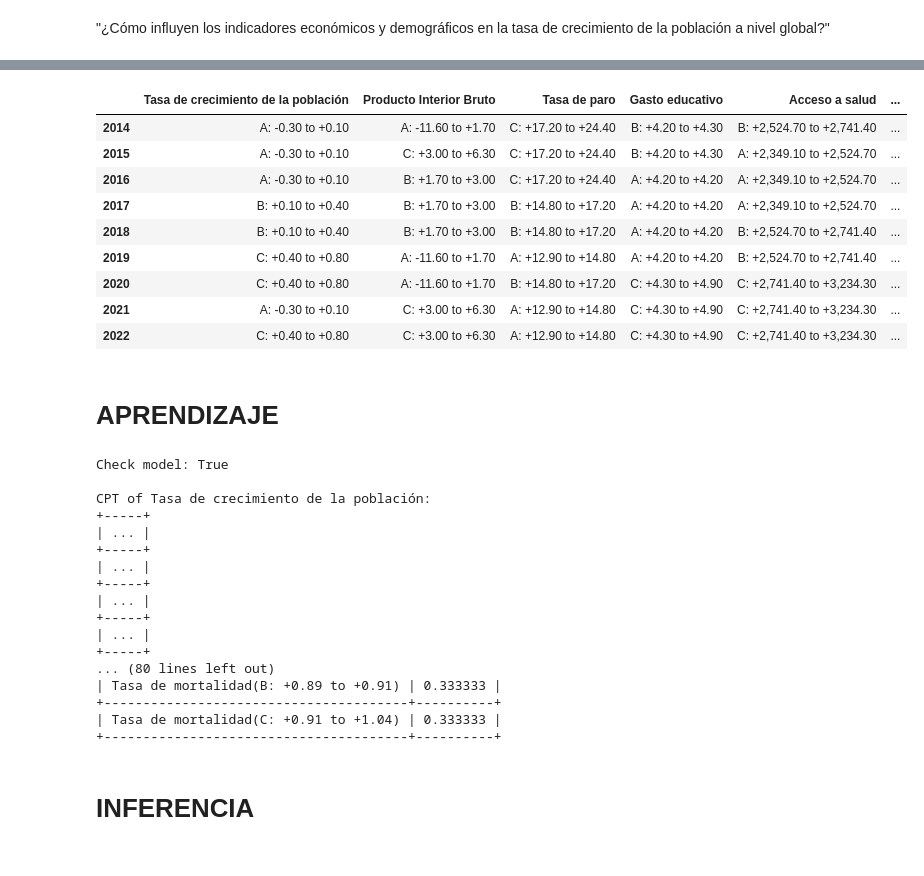
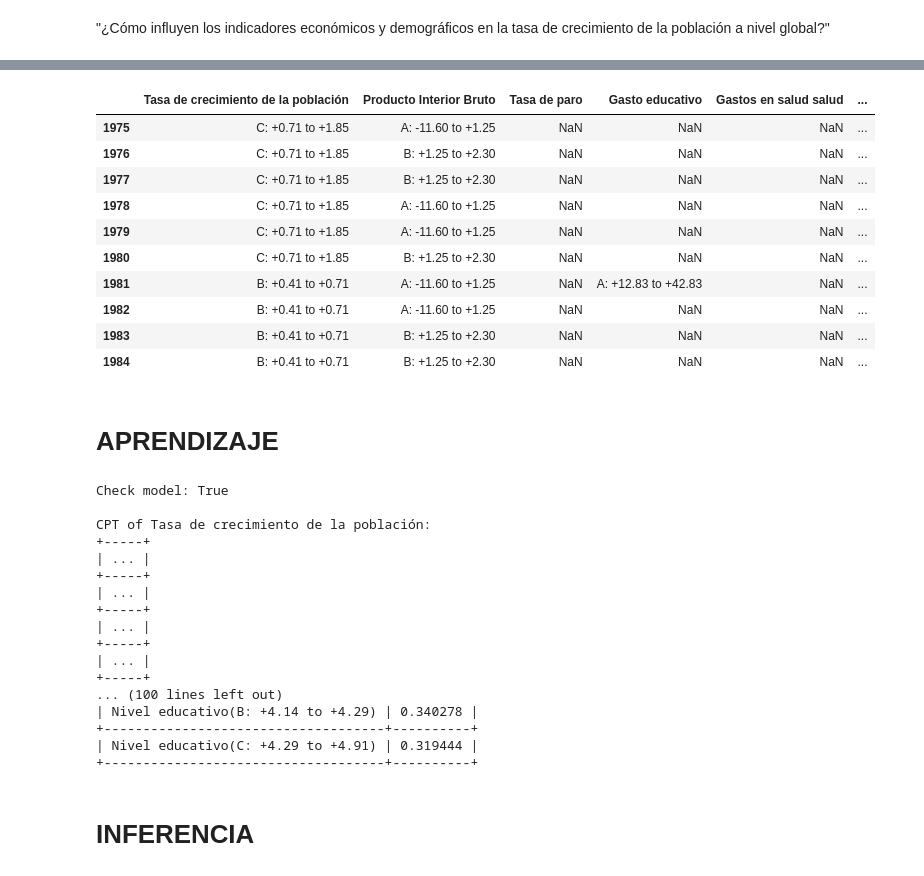
Before and after one commit to luchersol/Redes-Bayesianas, a Jupyter notebook: Redes_Bayesianas.ipynb, the cells around one changed output, grey strips where cells are left out. Cells and saved outputs as stored; diff of their text form; code cells hidden in the pictures.

```diff
--- a/Redes_Bayesianas.ipynb
+++ b/Redes_Bayesianas.ipynb
@@ -24,7 +24,7 @@ PIB = "Producto Interior Bruto"            #GDP             # NY.GDP.PCAP.KD.ZG
 GASTO_EDUCATIVO = "Gasto educativo"                         # SE.XPD.TOTL.GD.ZS
 ACCESO_SALUD = "Gastos en salud salud"                      # SH.XPD.CHEX.PC.CD
 RT_FERTILIDAD = "Tasa de fertilidad"                        # SP.DYN.TFRT.IN
-RT_MORTALIDAD = "Tasa de mortalidad"                        #
+RT_MORTALIDAD = "Tasa de mortalidad"
 MIGRACION_NETA = "Migracion neta"                           # SM.POP.NETM
 RT_CRECIMIENTO = "Tasa de crecimiento de la población"      # SP.POP.GROW
 
@@ -33,8 +33,8 @@ model = BayesianNetwork()
 
 # Añadimos todos los nodos
 nodes = [
-    #LV_EDU, MIGRACION_NETA,
-    RT_CRECIMIENTO, PIB, RT_PARO, GASTO_EDUCATIVO, ACCESO_SALUD, PNB, LV_URB, RT_FERTILIDAD, RT_MORTALIDAD]
+    RT_CRECIMIENTO, PIB, RT_PARO, GASTO_EDUCATIVO, ACCESO_SALUD, PNB, LV_URB, RT_FERTILIDAD, RT_MORTALIDAD,
+    MIGRACION_NETA, LV_EDU]
 
 model.add_nodes_from(nodes)
 
@@ -56,7 +56,7 @@ model.add_edge(PIB, GASTO_EDUCATIVO)
 model.add_edges_from(edges_RT_FERTILIDAD)
 model.add_edges_from(edges_RT_CRECIMIENTO)
 # %%
-years = {"min" : 2014, "max" : 2022}
+years = {"min" : 1975, "max" : 2022}
 df_raw = read_csv("./csv/data.csv", delimiter=';')
 
 df_raw_growth = DataFrame(df_raw[:])
@@ -73,5 +74,5 @@ There are 9 indicators in the dataframe.
 # %%
 df_growth = df_raw_growth.transpose().iloc[1:]
-df_growth.columns = nodes[0:9]
+df_growth.columns = nodes
 df_growth
 # %% [output]
@@ -97,45 +105,47 @@ def relabel(v, boundaries):
     elif v >= boundaries[1][0] and v <= boundaries[1][1]:
         return boundary_str(boundaries[1][0], boundaries[1][1], tier='B')
     elif v >= boundaries[2][0] and v <= boundaries[2][1]:
         return boundary_str(boundaries[2][0], boundaries[2][1], tier='C')
     else:
         return np.nan
 
 def get_boundaries(tiers):
     prev_tier = tiers[0]
     boundaries = [(prev_tier[0], prev_tier[prev_tier.shape[0] - 1])]
     for index, tier in enumerate(tiers):
         if index != 0:
             boundaries.append((prev_tier[prev_tier.shape[0] - 1], tier[tier.shape[0] - 1]))
             prev_tier = tier
     return boundaries
 
 new_columns = {}
 
 for i, content in enumerate(df_growth.items()):
     (label, series) = content
-    values = np.sort(np.array([x for x in series.tolist() if not np.isnan(x)] , dtype=float))
+    values = np.array([x for x in series.tolist() if not np.isnan(float(x))] , dtype=float)
+    values = np.sort(values)
     if values.shape[0] < TIERS_NUM:
         print(f'Error: there are not enough data for label {label}')
         break
     boundaries = get_boundaries(tiers=np.array_split(values, TIERS_NUM))
-    new_columns[label] = [relabel(value, boundaries) for value in series.tolist()]
+    new_columns[label] = [relabel(float(value), boundaries) for value in series.tolist()]
 
 df = DataFrame(data=new_columns)
 df.columns = nodes
 df.index = range(years["min"], years["max"] + 1)
 df.head(10)
 # %% [output]
-|  | Tasa de crecimiento de la población | Producto Interior Bruto | Tasa de paro | Gasto educativo | Acceso a salud | ... |
-| 2014 | A: -0.30 to +0.10 | A: -11.60 to +1.70 | C: +17.20 to +24.40 | B: +4.20 to +4.30 | B: +2,524.70 to +2,741.40 | ... |
-| 2015 | A: -0.30 to +0.10 | C: +3.00 to +6.30 | C: +17.20 to +24.40 | B: +4.20 to +4.30 | A: +2,349.10 to +2,524.70 | ... |
-| 2016 | A: -0.30 to +0.10 | B: +1.70 to +3.00 | C: +17.20 to +24.40 | A: +4.20 to +4.20 | A: +2,349.10 to +2,524.70 | ... |
-| 2017 | B: +0.10 to +0.40 | B: +1.70 to +3.00 | B: +14.80 to +17.20 | A: +4.20 to +4.20 | A: +2,349.10 to +2,524.70 | ... |
-| 2018 | B: +0.10 to +0.40 | B: +1.70 to +3.00 | B: +14.80 to +17.20 | A: +4.20 to +4.20 | B: +2,524.70 to +2,741.40 | ... |
-| 2019 | C: +0.40 to +0.80 | A: -11.60 to +1.70 | A: +12.90 to +14.80 | A: +4.20 to +4.20 | B: +2,524.70 to +2,741.40 | ... |
-| 2020 | C: +0.40 to +0.80 | A: -11.60 to +1.70 | B: +14.80 to +17.20 | C: +4.30 to +4.90 | C: +2,741.40 to +3,234.30 | ... |
-| 2021 | A: -0.30 to +0.10 | C: +3.00 to +6.30 | A: +12.90 to +14.80 | C: +4.30 to +4.90 | C: +2,741.40 to +3,234.30 | ... |
-| 2022 | C: +0.40 to +0.80 | C: +3.00 to +6.30 | A: +12.90 to +14.80 | C: +4.30 to +4.90 | C: +2,741.40 to +3,234.30 | ... |
+|  | Tasa de crecimiento de la población | Producto Interior Bruto | Tasa de paro | Gasto educativo | Gastos en salud salud | ... |
+| 1975 | C: +0.71 to +1.85 | A: -11.60 to +1.25 | NaN | NaN | NaN | ... |
+| 1976 | C: +0.71 to +1.85 | B: +1.25 to +2.30 | NaN | NaN | NaN | ... |
+| 1977 | C: +0.71 to +1.85 | B: +1.25 to +2.30 | NaN | NaN | NaN | ... |
+| 1978 | C: +0.71 to +1.85 | A: -11.60 to +1.25 | NaN | NaN | NaN | ... |
+| 1979 | C: +0.71 to +1.85 | A: -11.60 to +1.25 | NaN | NaN | NaN | ... |
+| 1980 | C: +0.71 to +1.85 | B: +1.25 to +2.30 | NaN | NaN | NaN | ... |
+| 1981 | B: +0.41 to +0.71 | A: -11.60 to +1.25 | NaN | A: +12.83 to +42.83 | NaN | ... |
+| 1982 | B: +0.41 to +0.71 | A: -11.60 to +1.25 | NaN | NaN | NaN | ... |
+| 1983 | B: +0.41 to +0.71 | B: +1.25 to +2.30 | NaN | NaN | NaN | ... |
+| 1984 | B: +0.41 to +0.71 | B: +1.25 to +2.30 | NaN | NaN | NaN | ... |
 # %% [markdown]
 # APRENDIZAJE
 # %%
@@ -164,11 +174,11 @@ CPT of Tasa de crecimiento de la población:
 +-----+
 | ... |
 +-----+
-... (80 lines left out)
-| Tasa de mortalidad(B: +0.89 to +0.91) | 0.333333 |
-+---------------------------------------+----------+
-| Tasa de mortalidad(C: +0.91 to +1.04) | 0.333333 |
-+---------------------------------------+----------+
+... (100 lines left out)
+| Nivel educativo(B: +4.14 to +4.29) | 0.340278 |
++------------------------------------+----------+
+| Nivel educativo(C: +4.29 to +4.91) | 0.319444 |
++------------------------------------+----------+
 # %% [markdown]
 # INFERENCIA
 # %%
```
Also changed, not shown: parts of 3 cells of this notebook, 13 other files.
